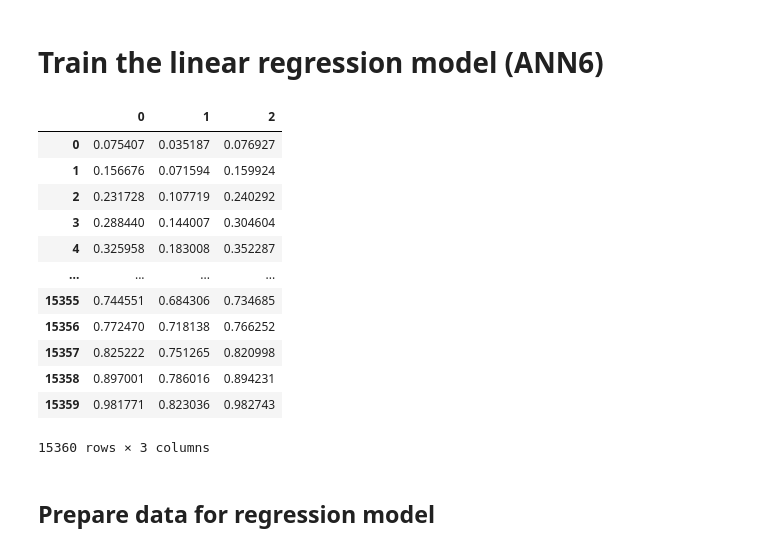
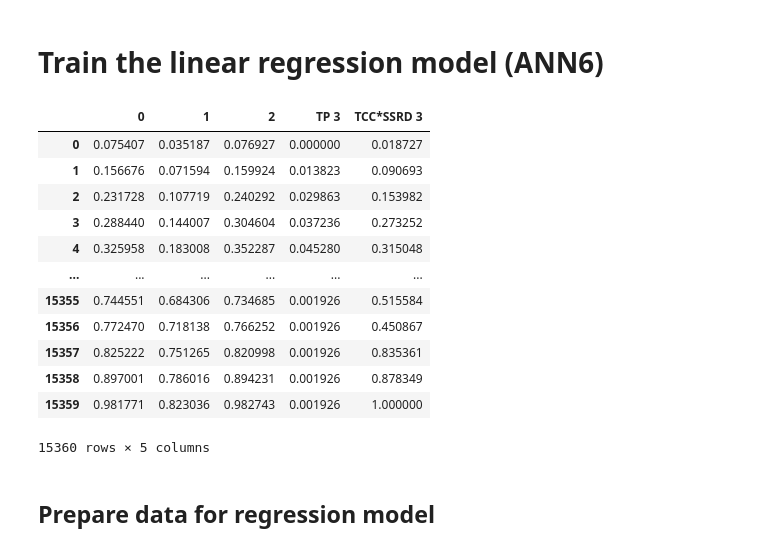
Before and after one commit to pavelzw/GEFCom14-S-comparison, a Jupyter notebook: gefcom14-s-nnqf.ipynb, the cells around one changed output. Cells and saved outputs as stored; diff of their text form; code cells hidden in the pictures.

```diff
--- a/gefcom14-s-nnqf.ipynb
+++ b/gefcom14-s-nnqf.ipynb
@@ -37,10 +37,9 @@ task = 9
 import numpy as np
 import pandas as pd
 
-# only use surface solar radiation (169), surface thermal radiation (175) and top net solar radiation (178)
 predictors = pd.read_csv(f'data/Task {task}/predictors{task}.csv', parse_dates=['TIMESTAMP'])\
-    [['ZONEID', 'TIMESTAMP', 'VAR169', 'VAR175', 'VAR178']].set_index('TIMESTAMP')
-train = pd.read_csv(f'data/Task {task + 1}/train{task + 1}.csv', parse_dates=['TIMESTAMP']).set_index('TIMESTAMP')
+    [['ZONEID', 'TIMESTAMP', 'VAR164', 'VAR169', 'VAR175', 'VAR178', 'VAR228']].set_index('TIMESTAMP')
+train = pd.read_csv(f'data/Task {task+1}/train{task+1}.csv', parse_dates=['TIMESTAMP']).set_index('TIMESTAMP')
 benchmark = pd.read_csv(f"data/Task {task}/benchmark{'0' + str(task) if task < 10 else task}.csv",
                         parse_dates=['TIMESTAMP']).set_index('TIMESTAMP')
 
@@ -48,10 +47,14 @@ solar_plants = [train[train['ZONEID'] == i][['POWER']].rename({'POWER': f'ZONEID
                 for i in [1,2,3]]
 train_data = pd.concat(solar_plants, axis=1)
 
-predictors_categories = [predictors[predictors['ZONEID'] == i][['VAR169', 'VAR175', 'VAR178']]
-                             .rename({'VAR169': f'SURFACE SOLAR RADIATION {i}',
-                                      'VAR175': f'SURFACE THERMAL RADIATION {i}',
-                                      'VAR178': f'TOP NET SOLAR RADIATION {i}'}, axis='columns')
+predictors['VAR164*169'] = predictors['VAR164'] * predictors['VAR169']
+
+predictors_categories = [predictors[predictors['ZONEID'] == i][['VAR169', 'VAR175', 'VAR178', 'VAR228', 'VAR164*169']]
+                             .rename({'VAR169': f'SSRD {i}',
+                                      'VAR175': f'STRD {i}',
+                                      'VAR178': f'TSR {i}',
+                                      'VAR228': f'TP {i}',
+                                      'VAR164*169': f'TCC*SSRD {i}'}, axis='columns')
                          for i in [1,2,3]]
 predictor_data = pd.concat(predictors_categories, axis=1)
 # %%
@@ -63,15 +66,17 @@ gefcom14_metadata = {
 }
 # %%
 for i in range(1, 4):
-    predictor_data[f'SURFACE SOLAR RADIATION {i}'] /= predictor_data[f'SURFACE SOLAR RADIATION {i}'].max()
-    predictor_data[f'SURFACE THERMAL RADIATION {i}'] /= predictor_data[f'SURFACE THERMAL RADIATION {i}'].max()
-    predictor_data[f'TOP NET SOLAR RADIATION {i}'] /= predictor_data[f'TOP NET SOLAR RADIATION {i}'].max()
+    predictor_data[f'SSRD {i}'] /= predictor_data[f'SSRD {i}'].max()
+    predictor_data[f'STRD {i}'] /= predictor_data[f'STRD {i}'].max()
+    predictor_data[f'TSR {i}'] /= predictor_data[f'TSR {i}'].max()
+    predictor_data[f'TP {i}'] /= predictor_data[f'TP {i}'].max()
+    predictor_data[f'TCC*SSRD {i}'] /= predictor_data[f'TCC*SSRD {i}'].max()
 # %%
 predictor_zones = []
 train_data_zones = []
 
 for zoneid in range(1, 4):
-    predictor = predictor_data[[f'SURFACE SOLAR RADIATION {zoneid}', f'SURFACE THERMAL RADIATION {zoneid}', f'TOP NET SOLAR RADIATION {zoneid}']]
+    predictor = predictor_data[[f'SSRD {zoneid}', f'STRD {zoneid}', f'TSR {zoneid}', f'TP {i}', f'TCC*SSRD {i}']]
     predictor_zones.append(predictor)
     train_data_zone = train_data[[f'ZONEID {zoneid}']]
     train_data_zones.append(train_data_zone)
@@ -181,27 +186,29 @@ for x_input, y_output in tqdm(zip(x_input_zones, y_output_zones)):
 # %%
 for zoneid in range(1, 4):
     # remove timecode
     predictor = predictor_zones[zoneid-1].reset_index().drop('TIMESTAMP', axis=1).rename(columns={
-        f'SURFACE SOLAR RADIATION {zoneid}': 0,
-        f'SURFACE THERMAL RADIATION {zoneid}': 1,
-        f'TOP NET SOLAR RADIATION {zoneid}': 2})
+        f'SSRD {zoneid}': 0,
+        f'STRD {zoneid}': 1,
+        f'TSR {zoneid}': 2,
+        f'TP {zoneid}': 3,
+        f'TCC*SSRD {zoneid}': 4})
     predictor_zones[zoneid-1] = predictor
 
 predictor_zones[0]
 # %% [output]
-|  | 0 | 1 | 2 |
-| 0 | 0.075407 | 0.035187 | 0.076927 |
-| 1 | 0.156676 | 0.071594 | 0.159924 |
-| 2 | 0.231728 | 0.107719 | 0.240292 |
-| 3 | 0.288440 | 0.144007 | 0.304604 |
-| 4 | 0.325958 | 0.183008 | 0.352287 |
-| ... | ... | ... | ... |
-| 15355 | 0.744551 | 0.684306 | 0.734685 |
-| 15356 | 0.772470 | 0.718138 | 0.766252 |
-| 15357 | 0.825222 | 0.751265 | 0.820998 |
-| 15358 | 0.897001 | 0.786016 | 0.894231 |
-| 15359 | 0.981771 | 0.823036 | 0.982743 |
+|  | 0 | 1 | 2 | TP 3 | TCC*SSRD 3 |
+| 0 | 0.075407 | 0.035187 | 0.076927 | 0.000000 | 0.018727 |
+| 1 | 0.156676 | 0.071594 | 0.159924 | 0.013823 | 0.090693 |
+| 2 | 0.231728 | 0.107719 | 0.240292 | 0.029863 | 0.153982 |
+| 3 | 0.288440 | 0.144007 | 0.304604 | 0.037236 | 0.273252 |
+| 4 | 0.325958 | 0.183008 | 0.352287 | 0.045280 | 0.315048 |
+| ... | ... | ... | ... | ... | ... |
+| 15355 | 0.744551 | 0.684306 | 0.734685 | 0.001926 | 0.515584 |
+| 15356 | 0.772470 | 0.718138 | 0.766252 | 0.001926 | 0.450867 |
+| 15357 | 0.825222 | 0.751265 | 0.820998 | 0.001926 | 0.835361 |
+| 15358 | 0.897001 | 0.786016 | 0.894231 | 0.001926 | 0.878349 |
+| 15359 | 0.981771 | 0.823036 | 0.982743 | 0.001926 | 1.000000 |
-15360 rows × 3 columns
+15360 rows × 5 columns
 # %% [markdown]
 ## Prepare data for regression model
 # %%
```
Also changed, not shown: parts of 7 cells of this notebook, 1 other file.
